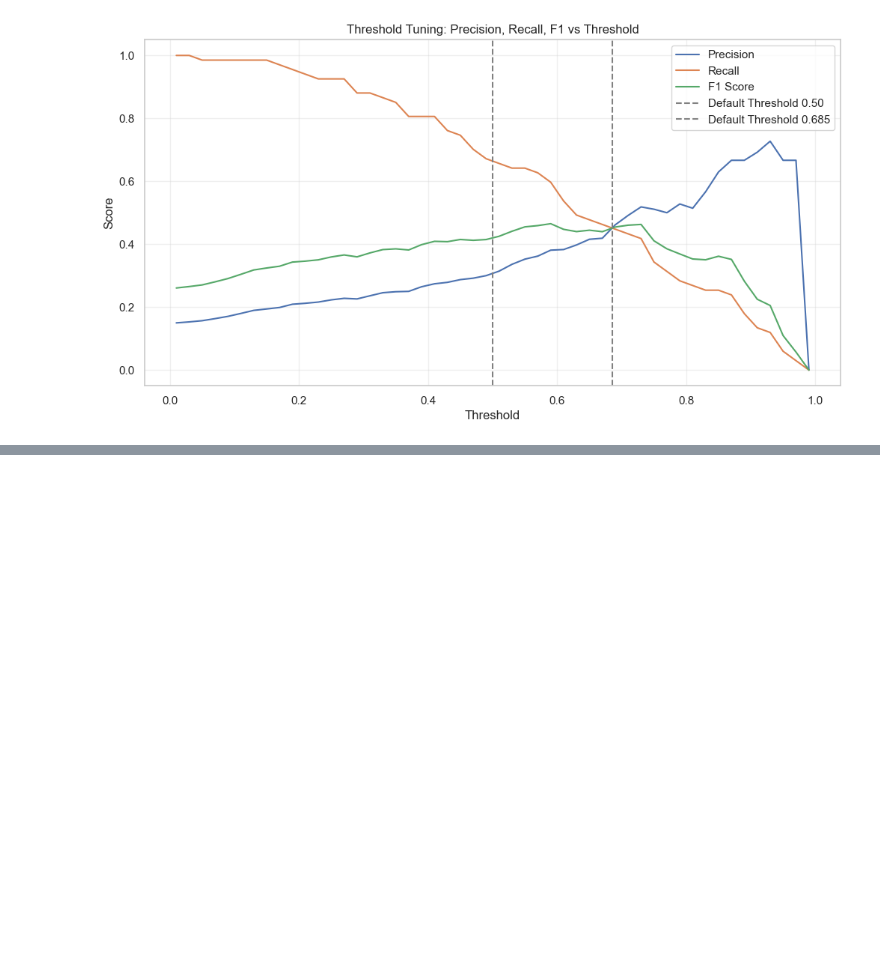
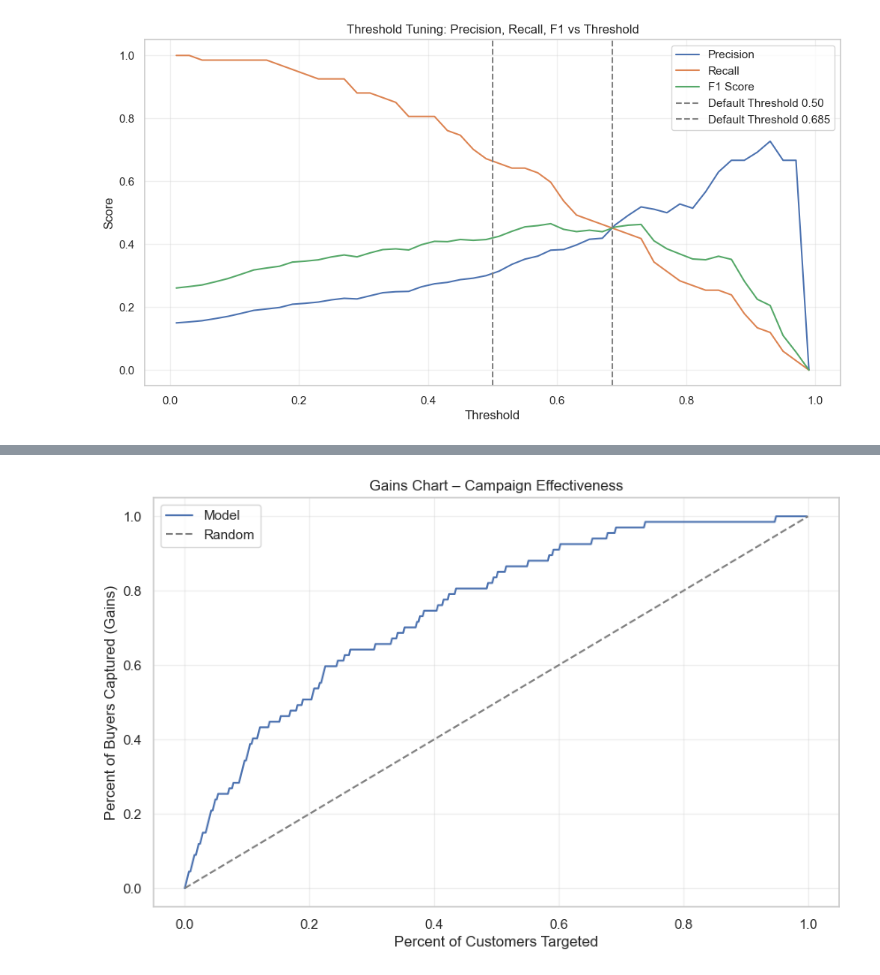
Before and after one commit to Analyst-KatieD/kaggle-superstore-marketing, a Jupyter notebook: Kaggle_Superstore_Marketing_Campaign.ipynb, the cells around one changed output, grey strips where cells are left out. Drawn from its saved outputs; the diff is of its cells as text; code cells hidden in the pictures; blank space fills up the shorter version.

```diff
--- a/Kaggle_Superstore_Marketing_Campaign.ipynb
+++ b/Kaggle_Superstore_Marketing_Campaign.ipynb
@@ -1374 +1344,5 @@ plt.show()
+# %%
+# Standard naming convention
+y_proba_test = best_model.predict_proba(X_test)[:, 1]   # TEST SET only
+y_proba_full = best_model.predict_proba(X)[:, 1]        # FULL DATASET
 # %% [markdown]
@@ -1627,0 +1591,36 @@ The highest-scoring customers within this persona represent the top conversion o
+# %%
+import pandas as pd
+import numpy as np
+import matplotlib.pyplot as plt
+
+# --- GAINS / LIFT → TEST SET ONLY
+gains_df = pd.DataFrame({
+    'Id': id_test.reset_index(drop=True),
+    'y_true': y_test.reset_index(drop=True),
+    'y_proba': y_proba_test    # remember: you already defined y_proba_test
+})
+
+# Sort by probability (highest first)
+gains_df = gains_df.sort_values(by='y_proba', ascending=False).reset_index(drop=True)
+
+# Cumulative TRUE positives captured
+gains_df['cum_true'] = gains_df['y_true'].cumsum()
+
+# Total positives in test set (actual responders)
+total_positives = gains_df['y_true'].sum()
+
+# Gains = percent of total positives captured
+gains_df['gains'] = gains_df['cum_true'] / total_positives
+
+# Gains Curve
+plt.figure(figsize=(10,6))
+plt.plot(np.arange(len(gains_df))/len(gains_df), gains_df['gains'], label='Model')
+plt.plot([0,1], [0,1], linestyle='--', color='gray', label='Random')
+plt.xlabel("Percent of Customers Targeted")
+plt.ylabel("Percent of Buyers Captured (Gains)")
+plt.title("Gains Chart – Campaign Effectiveness")
+plt.legend()
+plt.grid(alpha=0.3)
+plt.show()
+# %% [output]
+[figure, new version]
```
Also changed, not shown: parts of 50 cells of this notebook.
